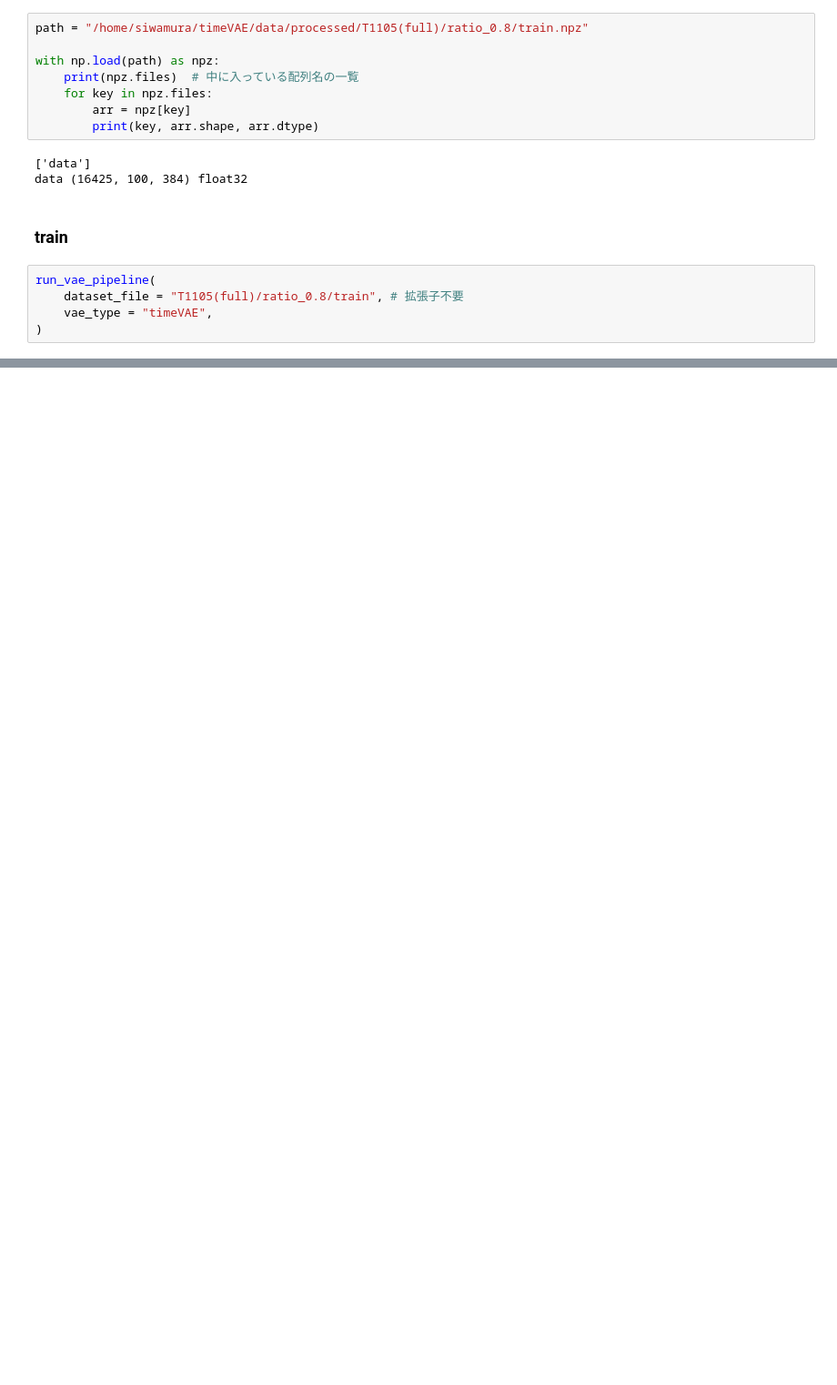
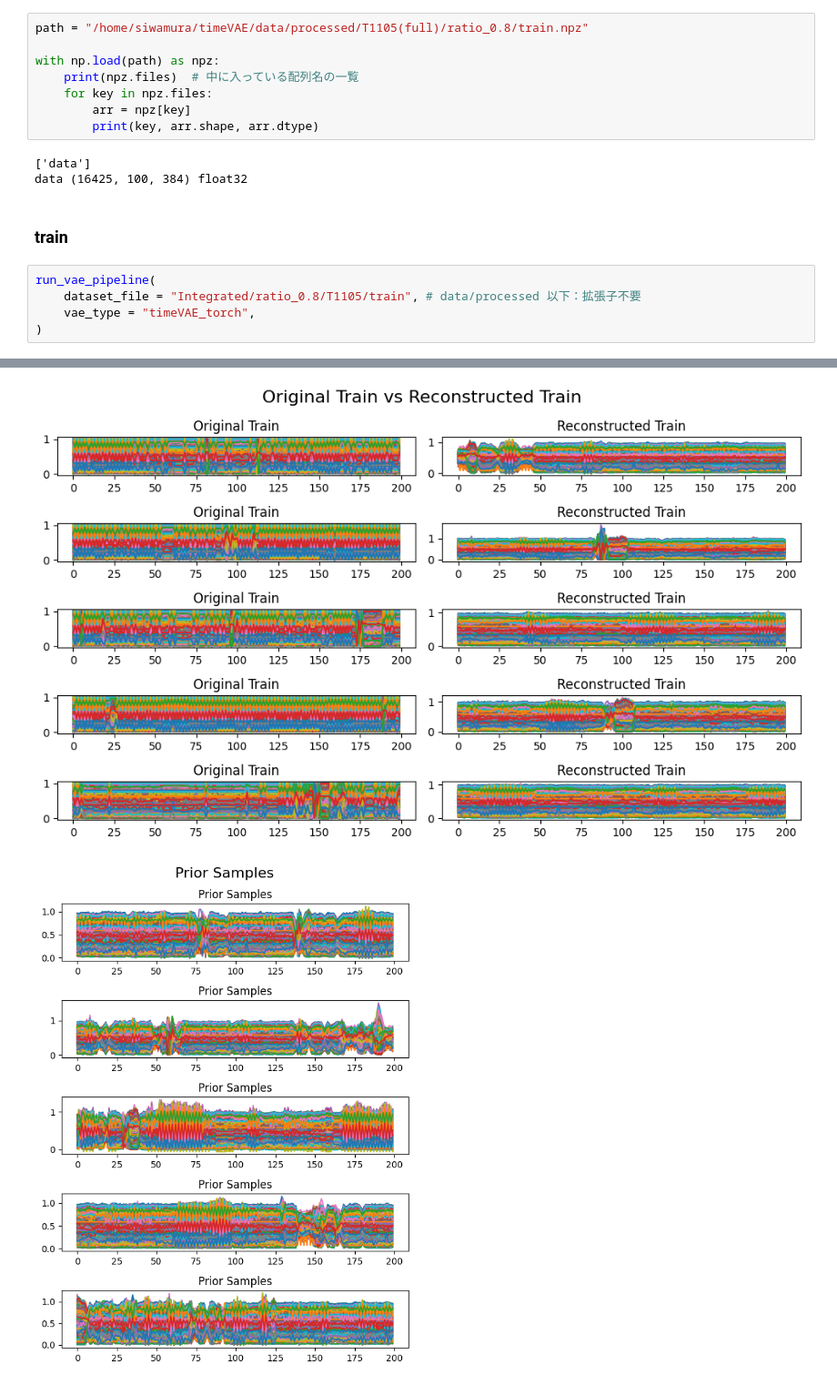
Before and after one commit to iwamura-0201/timeVAE, a Jupyter notebook: src/main.ipynb, the cells around one changed output, grey strips where cells are left out. Shown at 91% size. Drawn from its saved outputs; the diff is of its cells as text; blank space fills up the shorter version.

```diff
--- a/src/main.ipynb
+++ b/src/main.ipynb
@@ -345,7 +335,7 @@ data (16425, 100, 384) float32
 ### train
 # %%
 run_vae_pipeline(
-    dataset_file = "T1105(full)/ratio_0.8/train", # 拡張子不要
-    vae_type = "timeVAE",
+    dataset_file = "Integrated/ratio_0.8/T1105/train", # data/processed 以下：拡張子不要
+    vae_type = "timeVAE_torch",
 )
 # %% [output]
@@ -368,0 +359,2 @@ Current allocation summary follows.
+[figure, added]
+[figure, added]
```
Also changed, not shown: parts of 9 cells of this notebook, 3 other files.
